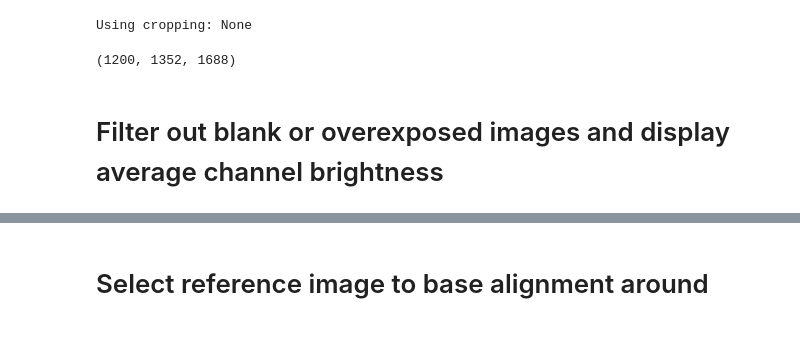
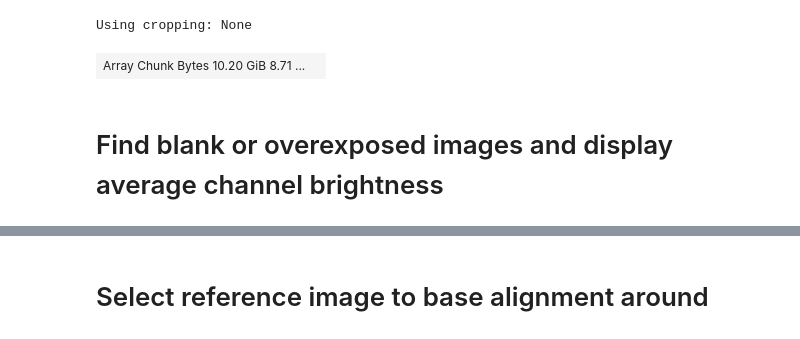
Before and after one commit to lowe-lab-ucl/segment-classify-track, a Jupyter notebook: align.ipynb, the cells around one changed output, grey strips where cells are left out. Saved outputs shown, nothing was run; the diff lists cells and outputs as text; code cells hidden in the pictures.

```diff
--- a/align.ipynb
+++ b/align.ipynb
@@ -52,17 +44,13 @@ if not os.path.exists(os.path.join(root_dir, f'{expt}/{pos}/{pos}_raw')):
         os.rename(file, file.replace(f'{pos}', f'{pos}/{pos}_raw'))
 # %%
 ### pre load files from raw file dir
-octopus_loader = DaskOctopusLiteLoader(os.path.join(root_dir, f'{expt}/{pos}/{pos}_raw'))#, crop=(1200, 1600))
-gfp = octopus_loader['gfp']
-rfp = octopus_loader['rfp']
-irfp = octopus_loader['irfp']
-bf = octopus_loader['brightfield']
+images = DaskOctopusLiteLoader(os.path.join(root_dir, f'{expt}/{pos}/{pos}_raw'))
 # %% [output]
 Using cropping: None
-# %%
-bf.shape
-# %% [output]
-(1200, 1352, 1688)
+# %%
+images['irfp']
+# %% [output]
+| Array Chunk Bytes 10.20 GiB 8.71 ... |  |
 # %% [markdown]
-# Filter out blank or overexposed images and display average channel brightness
+# Find blank or overexposed images and display average channel brightness
 # %%
```
Also changed, not shown: parts of 49 cells of this notebook.
